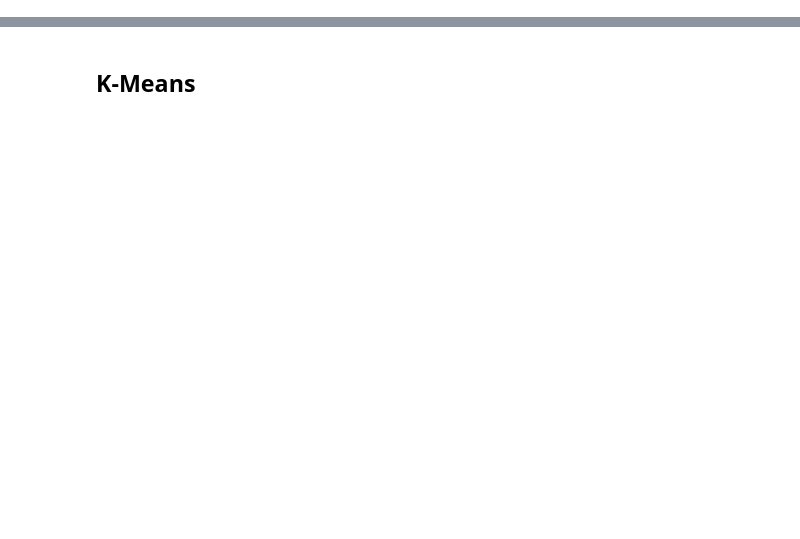
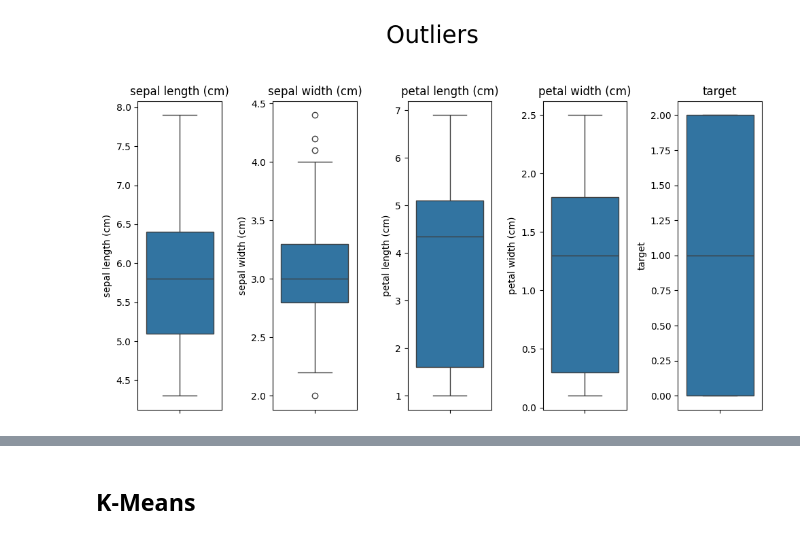
Before and after one commit to DanishevskiyNS/ML, a Jupyter notebook: Lab1 clustering.ipynb, the cells around one changed output, grey strips where cells are left out. Cells and saved outputs as stored; diff of their text form; code cells hidden in the pictures; blank space fills up the shorter version.

```diff
--- a/Lab1 clustering.ipynb
+++ b/Lab1 clustering.ipynb
@@ -77,0 +174,4 @@ df
+# %%
+plot_outliers(data)
+# %% [output]
+[figure, added]
```
Also changed, not shown: parts of 37 cells of this notebook, 3 other files.
